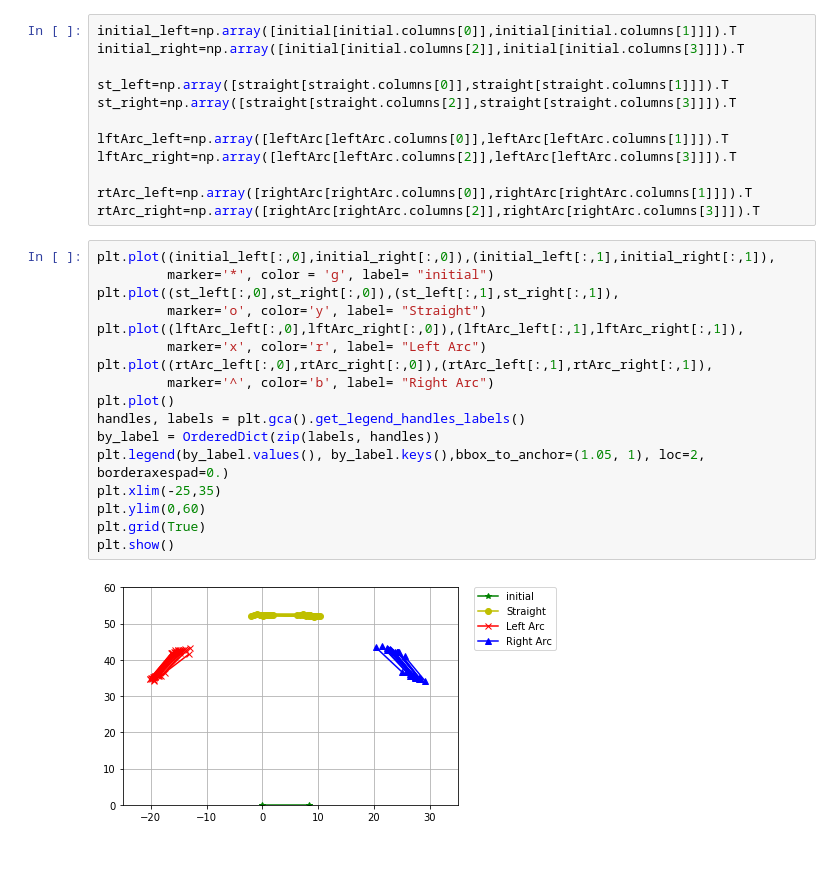
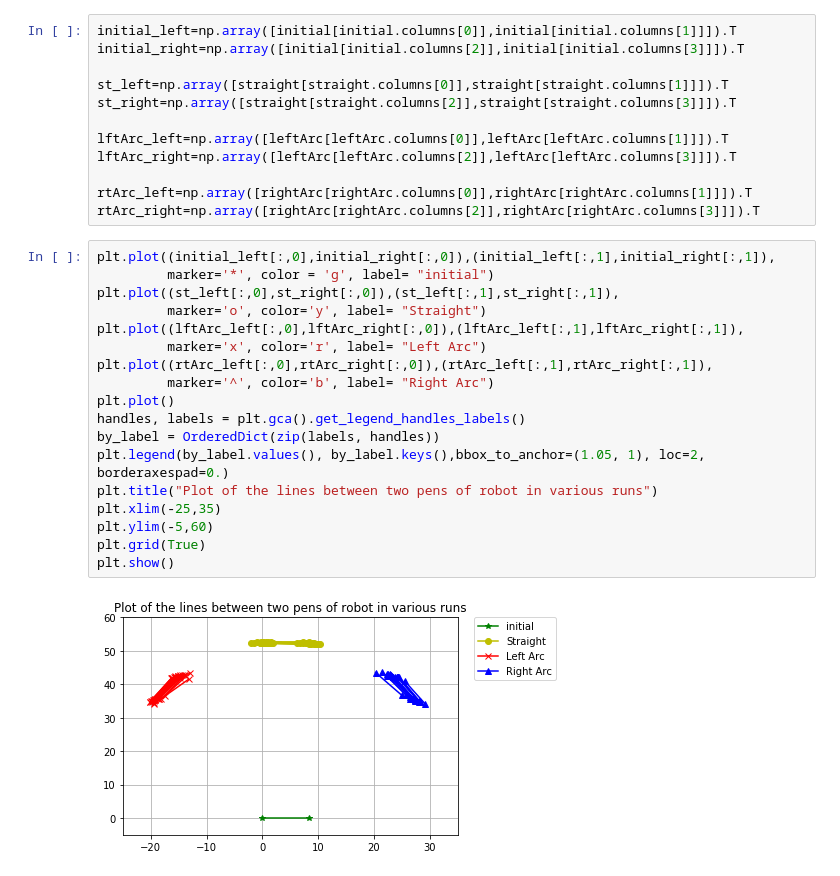
Before and after one commit to debaraj-barua/ScientificExperimentation-ss18, a Jupyter notebook: 02_ManualMotionObservation-Experiment/src/Experimnt01/src/SEE_Experiment01_plots.ipynb, the cells around one changed output. Drawn from its saved outputs; the diff is of its cells as text.

Commit message:
updated plots

```diff
--- a/02_ManualMotionObservation-Experiment/src/Experimnt01/src/SEE_Experiment01_plots.ipynb
+++ b/02_ManualMotionObservation-Experiment/src/Experimnt01/src/SEE_Experiment01_plots.ipynb
@@ -58,19 +119,20 @@ rtArc_right=np.array([rightArc[rightArc.columns[2]],rightArc[rightArc.columns[3]
 # %%
 plt.plot((initial_left[:,0],initial_right[:,0]),(initial_left[:,1],initial_right[:,1]),
          marker='*', color = 'g', label= "initial")
 plt.plot((st_left[:,0],st_right[:,0]),(st_left[:,1],st_right[:,1]),
          marker='o', color='y', label= "Straight")
 plt.plot((lftArc_left[:,0],lftArc_right[:,0]),(lftArc_left[:,1],lftArc_right[:,1]),
          marker='x', color='r', label= "Left Arc")
 plt.plot((rtArc_left[:,0],rtArc_right[:,0]),(rtArc_left[:,1],rtArc_right[:,1]),
          marker='^', color='b', label= "Right Arc")
 plt.plot()
 handles, labels = plt.gca().get_legend_handles_labels()
 by_label = OrderedDict(zip(labels, handles))
 plt.legend(by_label.values(), by_label.keys(),bbox_to_anchor=(1.05, 1), loc=2, borderaxespad=0.)
+plt.title("Plot of the lines between two pens of robot in various runs")
 plt.xlim(-25,35)
-plt.ylim(0,60)
+plt.ylim(-5,60)
 plt.grid(True)
 plt.show()
 # %% [output]
-[figure, old version]
+[figure, new version]
```
Also changed, not shown: parts of 4 cells of this notebook.
